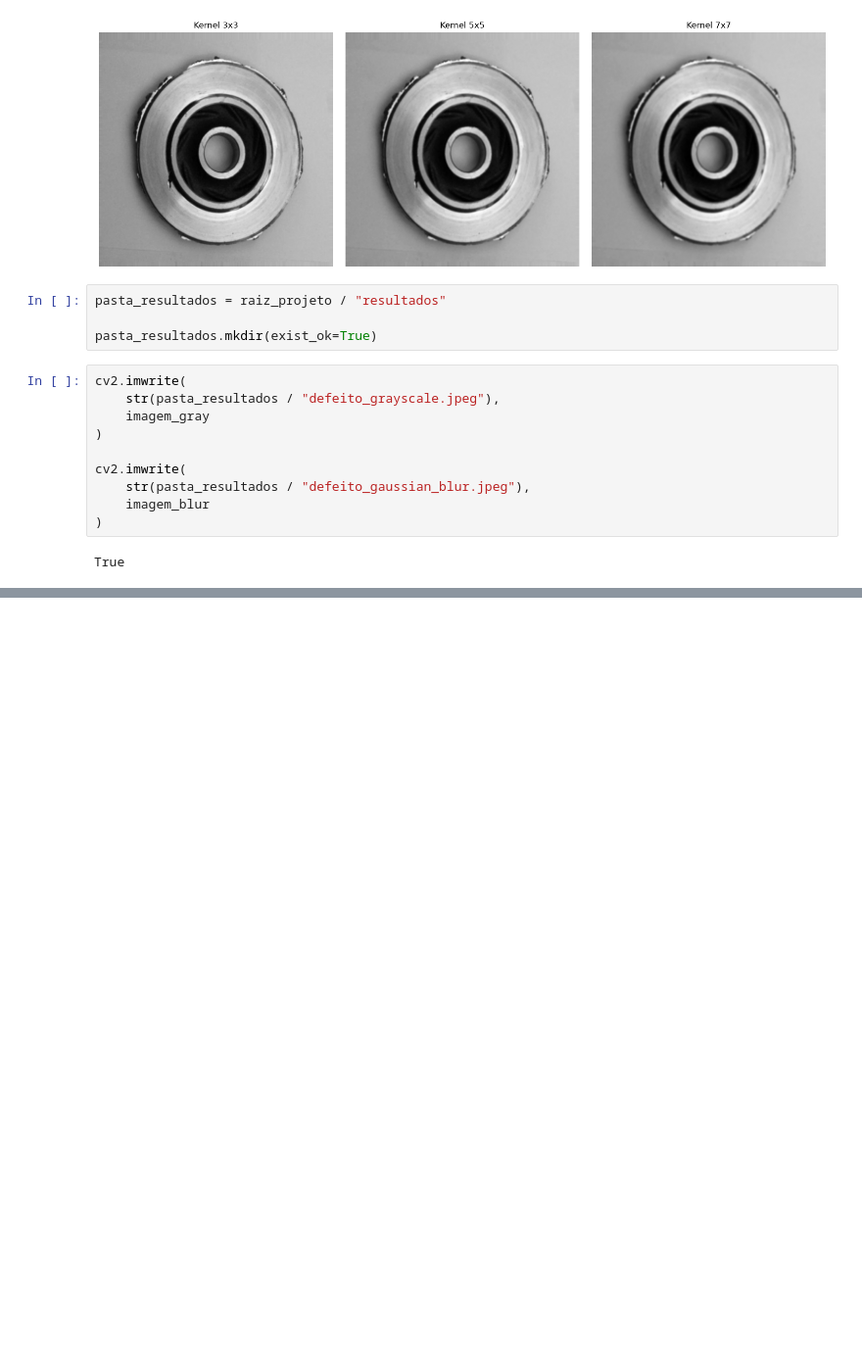
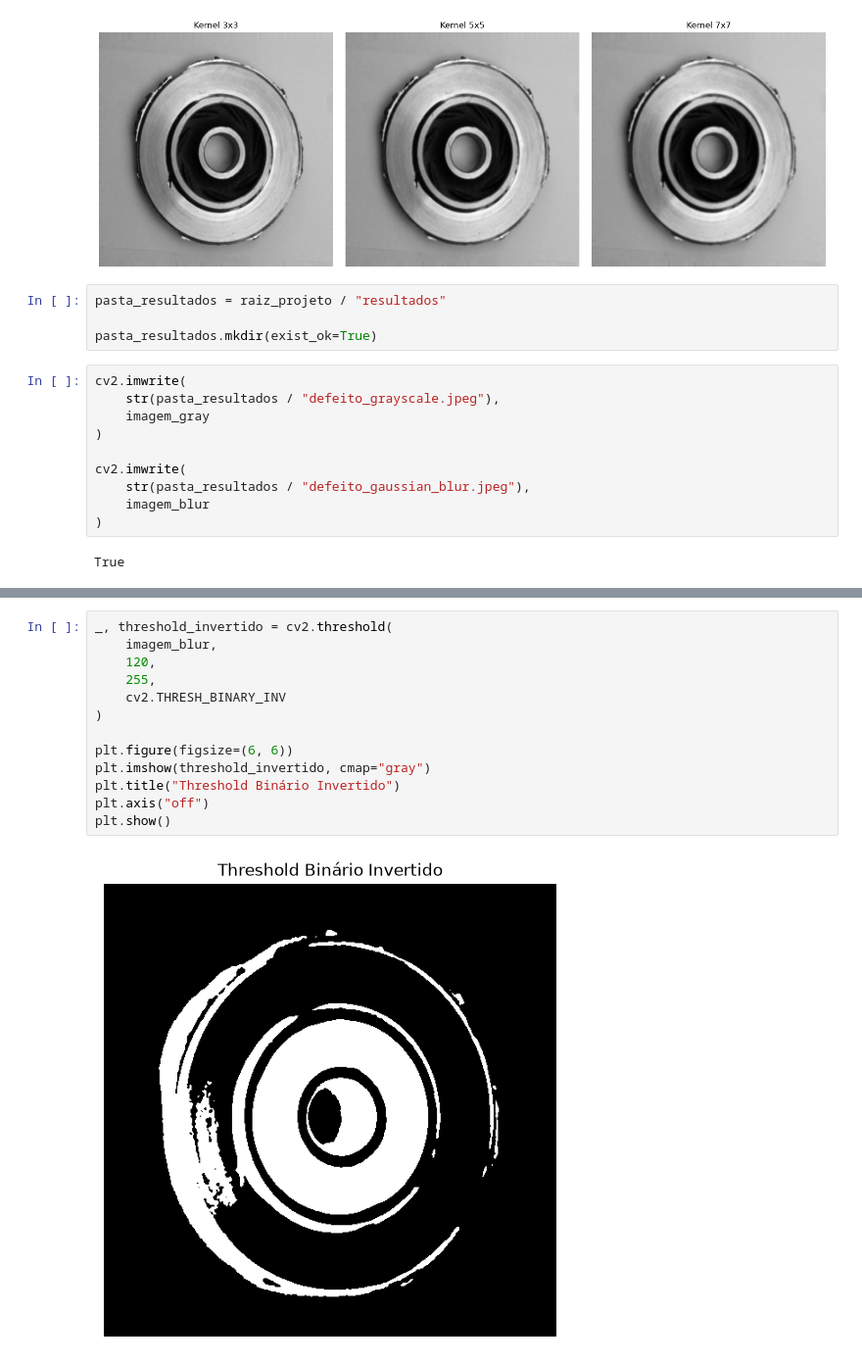
Before and after one commit to programado10/projeto-inspecao-qualidade, a Jupyter notebook: notebook/inspecao_qualidade.ipynb, the cells around one changed output, grey strips where cells are left out. Shown at 98% size. Drawn from its saved outputs; the diff is of its cells as text; blank space fills up the shorter version.

```diff
--- a/notebook/inspecao_qualidade.ipynb
+++ b/notebook/inspecao_qualidade.ipynb
@@ -221,0 +262,15 @@ True
+# %%
+_, threshold_invertido = cv2.threshold(
+    imagem_blur,
+    120,
+    255,
+    cv2.THRESH_BINARY_INV
+)
+
+plt.figure(figsize=(6, 6))
+plt.imshow(threshold_invertido, cmap="gray")
+plt.title("Threshold Binário Invertido")
+plt.axis("off")
+plt.show()
+# %% [output]
+[figure, added]
```
Also changed, not shown: parts of 20 cells of this notebook.
